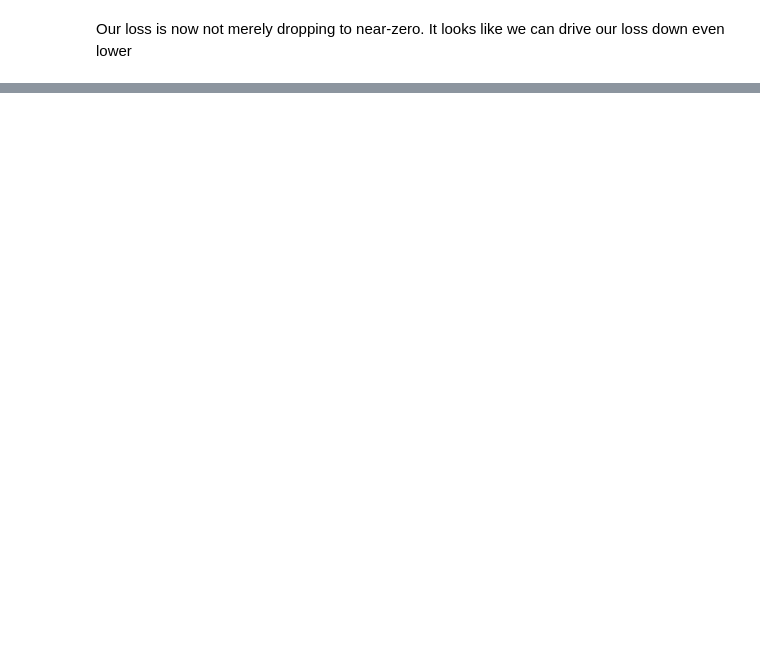
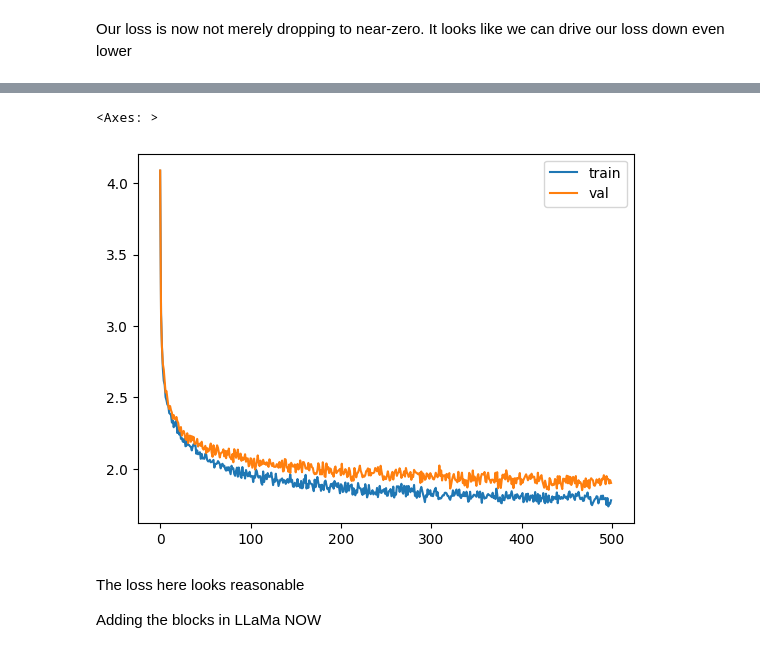
Before and after one commit to Vishal-Padia/llama-from-scratch, a Jupyter notebook: llama_from_scratch.ipynb, the cells around one changed output, grey strips where cells are left out. Drawn from its saved outputs; the diff is of its cells as text; code cells hidden in the pictures; blank space fills up the shorter version.

```diff
--- a/llama_from_scratch.ipynb
+++ b/llama_from_scratch.ipynb
@@ -767,0 +780,61 @@ validation loss:  1.9022066950798036
+# %%
+class SwiGLU(nn.Module):
+    def __init__(self, size):
+        super().__init__()
+        self.config = config
+        self.linear_gate = nn.Linear(size, size)
+        self.linear = nn.Linear(size, size)
+        self.beta = torch.randn(1, requires_grad=True)
+
+        self.beta = nn.Parameter(torch.ones(1))
+        self.register_parameter('beta', self.beta)
+
+    def forward(self, x):
+        swish_gate = self.linear_gate(x) * torch.sigmoid(self.beta * self.linear_gate(x))
+        out = swish_gate * self.linear(x)
+
+        return out
+# %%
+class RopeModel(nn.Module):
+    def __init__(self, config):
+        super().__init__()
+        self.config = config
+
+        self.embedding = nn.Embedding(config['vocab_size'], config['d_model'])
+        self.rms = RMSNorm((config['context_window'], config['d_model']))
+        self.rope_attention = RoPEMaskedMultiHeadAttention(config)
+
+        self.linear = nn.Sequential(
+            nn.Linear(config['d_model'], config['d_model']),
+            SwiGLU(config['d_model']),
+        )
+
+        self.last_linear = nn.Linear(config['d_model'], config['vocab_size'])
+
+        print("Model Params: ", sum([m.numel() for m in self.parameters()]))
+
+    def forward(self, idx, targets=None):
+        x = self.embedding(idx)
+
+        # one block of attention
+        x = self.rms(x) # rms pre-normalization
+        x = x + self.rope_attention(x)
+
+        x = self.rms(x) # rms pre-normalization
+        x = x + self.linear(x)
+
+        logits = self.last_linear(x)
+
+        if targets is not None:
+            loss = F.cross_entropy(logits.view(-1, self.config['vocab_size']), targets.view(-1))
+            return logits, loss
+        else:
+            return logits
+
+model = RopeModel(MASTER_CONFIG)
+xs, ys = get_batches(dataset, 'train', MASTER_CONFIG['batch_size'], MASTER_CONFIG['context_window'])
+
+logits, loss = model(xs, ys)
+optimizer = torch.optim.Adam(model.parameters())
+train(model, optimizer)
+# %% [output]
@@ -767,0 +843,6 @@ validation loss:  1.9022066950798036
+<Axes: >
+[figure, added]
+# %% [markdown]
+The loss here looks reasonable
+
+Adding the blocks in LLaMa NOW
```
Also changed, not shown: parts of 26 cells of this notebook.
